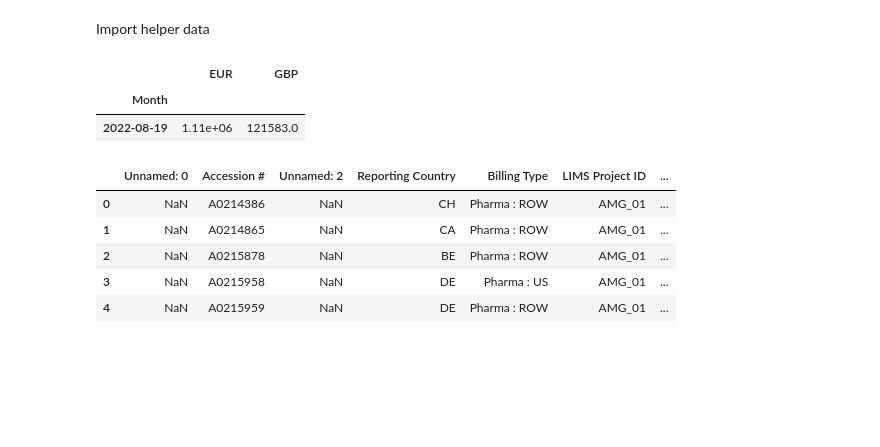
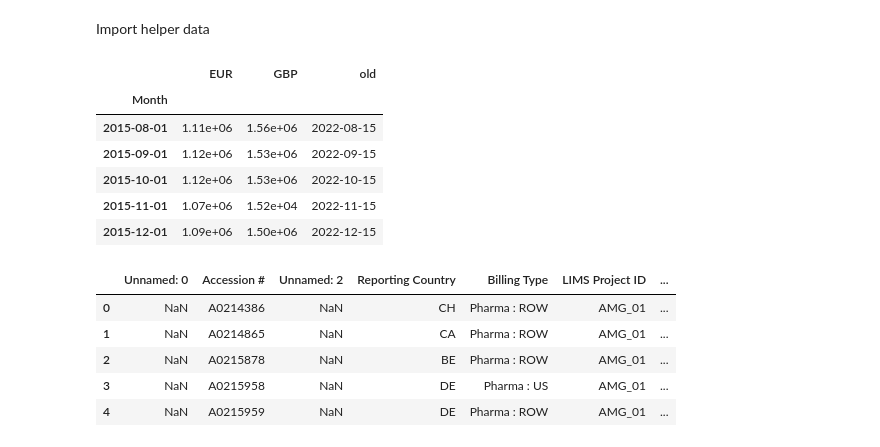
Before and after one commit to SilverSurferClash/Sales_analysis, a Jupyter notebook: Import_clean_SFDC_script.ipynb, the cells around one changed output. Cells and saved outputs as stored; diff of their text form; code cells hidden in the pictures; blank space fills up the shorter version.

```diff
--- a/Import_clean_SFDC_script.ipynb
+++ b/Import_clean_SFDC_script.ipynb
@@ -77,17 +77,21 @@ cancer_type_dict = dict(zip(lookup_cancer_type["Old"], lookup_cancer_type["New"]
 #Map the countries to the sub-regions
 subregion_dict = dict(zip(lookup_countries["Account_Reporting_Country"], lookup_countries["Sub_region"]))
 #Import the currency data
-lookup_currency = pd.read_excel("./lookup.xlsx", sheet_name = "Currency").set_index("Month")
+lookup_currency = pd.read_excel("./lookup.xlsx", sheet_name = "Currency", parse_dates= ["Month"]).set_index("Month")
 
 #Inport lookun Billing_type - Needs further work
 #lookup_billing_type = pd.read_excel("./lookup.xlsx", sheet_name = "Billing_type")
 #billing_type_dict = dict(zip(lookup_billing_type["Billing Type"], lookup_billing_type["Billing Type.1"]))
 # %%
-lookup_currency.sample()
+lookup_currency.head()
 # %% [output]
-|  | EUR | GBP |
-| Month |  |  |
-| 2022-08-19 | 1.11e+06 | 121583.0 |
+|  | EUR | GBP | old |
+| Month |  |  |  |
+| 2015-08-01 | 1.11e+06 | 1.56e+06 | 2022-08-15 |
+| 2015-09-01 | 1.12e+06 | 1.53e+06 | 2022-09-15 |
+| 2015-10-01 | 1.12e+06 | 1.53e+06 | 2022-10-15 |
+| 2015-11-01 | 1.07e+06 | 1.52e+04 | 2022-11-15 |
+| 2015-12-01 | 1.09e+06 | 1.50e+06 | 2022-12-15 |
 # %%
 import_sfdc.head()
 # %% [output]
```
Also changed, not shown: parts of 22 cells of this notebook.
